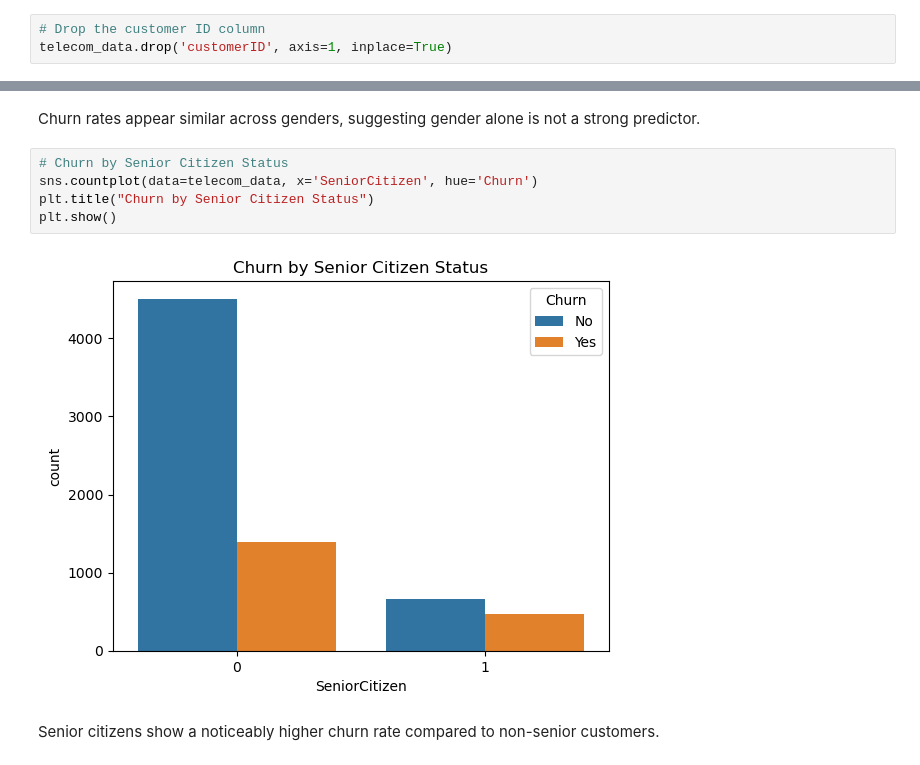
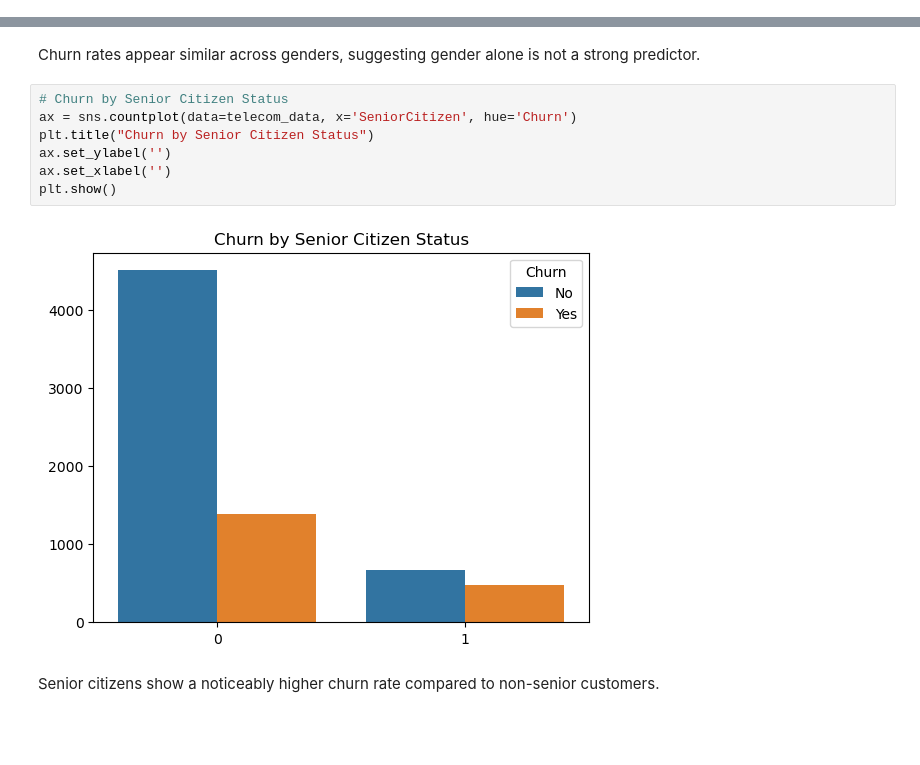
Before and after one commit to Sherrell-B/data-science, a Jupyter notebook: DSC 680 Project 1.ipynb, the cells around one changed output, grey strips where cells are left out. Cells and saved outputs as stored; diff of their text form; blank space fills up the shorter version.

```diff
--- a/DSC 680 Project 1.ipynb
+++ b/DSC 680 Project 1.ipynb
@@ -141,6 +141,3 @@ telecom_data.describe
 EDA
 # %%
 telecom_data['TotalCharges'] = pd.to_numeric(telecom_data['TotalCharges'], errors='coerce')
-# %%
-# Drop the customer ID column
-telecom_data.drop('customerID', axis=1, inplace=True)
@@ -166,11 +161,13 @@ plt.show()
 Churn rates appear similar across genders, suggesting gender alone is not a strong predictor.
 # %%
 # Churn by Senior Citizen Status
-sns.countplot(data=telecom_data, x='SeniorCitizen', hue='Churn')
+ax = sns.countplot(data=telecom_data, x='SeniorCitizen', hue='Churn')
 plt.title("Churn by Senior Citizen Status")
+ax.set_ylabel('')
+ax.set_xlabel('')
 plt.show()
 # %% [output]
-[figure, old version]
+[figure, new version]
 # %% [markdown]
 Senior citizens show a noticeably higher churn rate compared to non-senior customers.
 # %%
```
Also changed, not shown: parts of 3 cells of this notebook, 9 other files.
